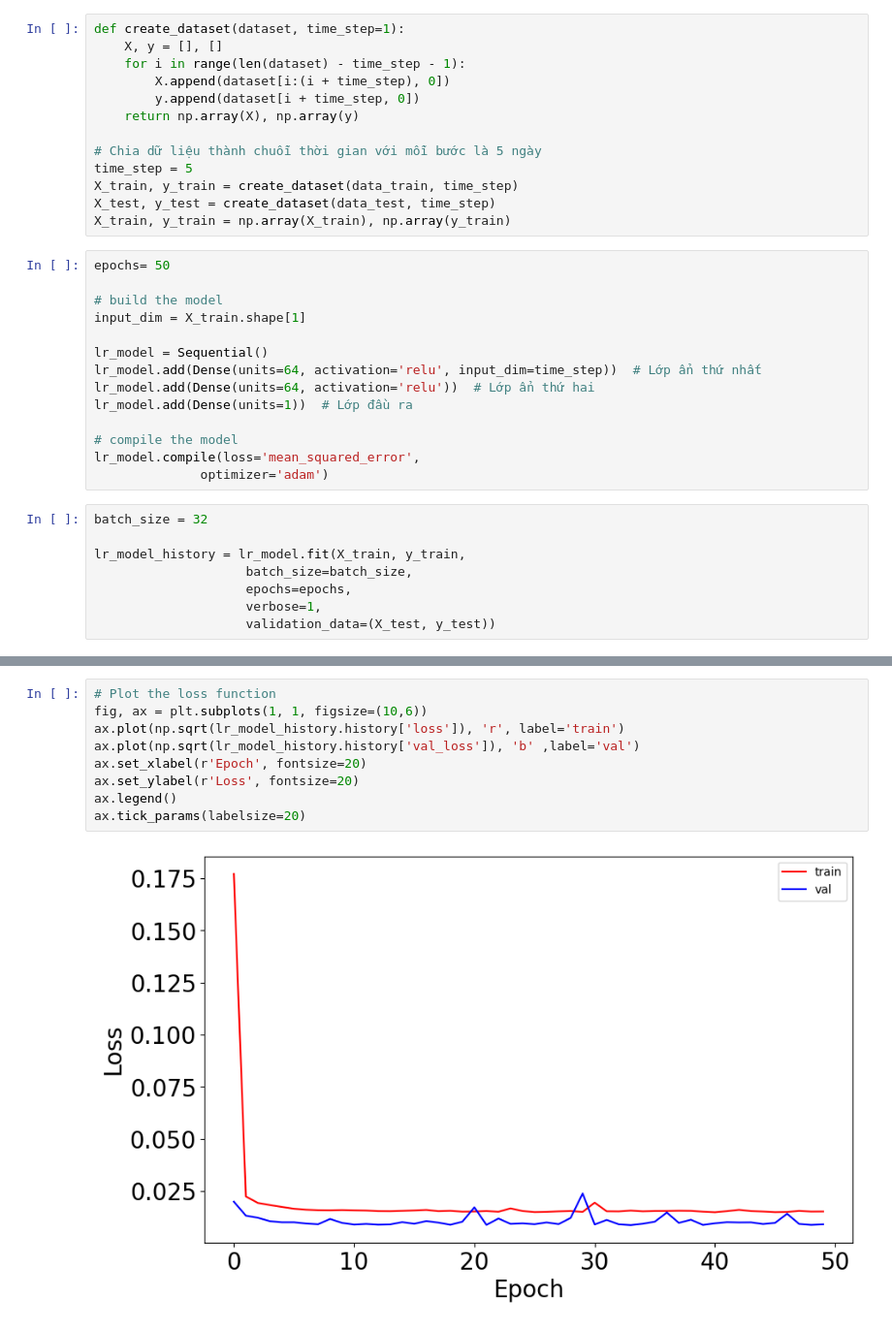
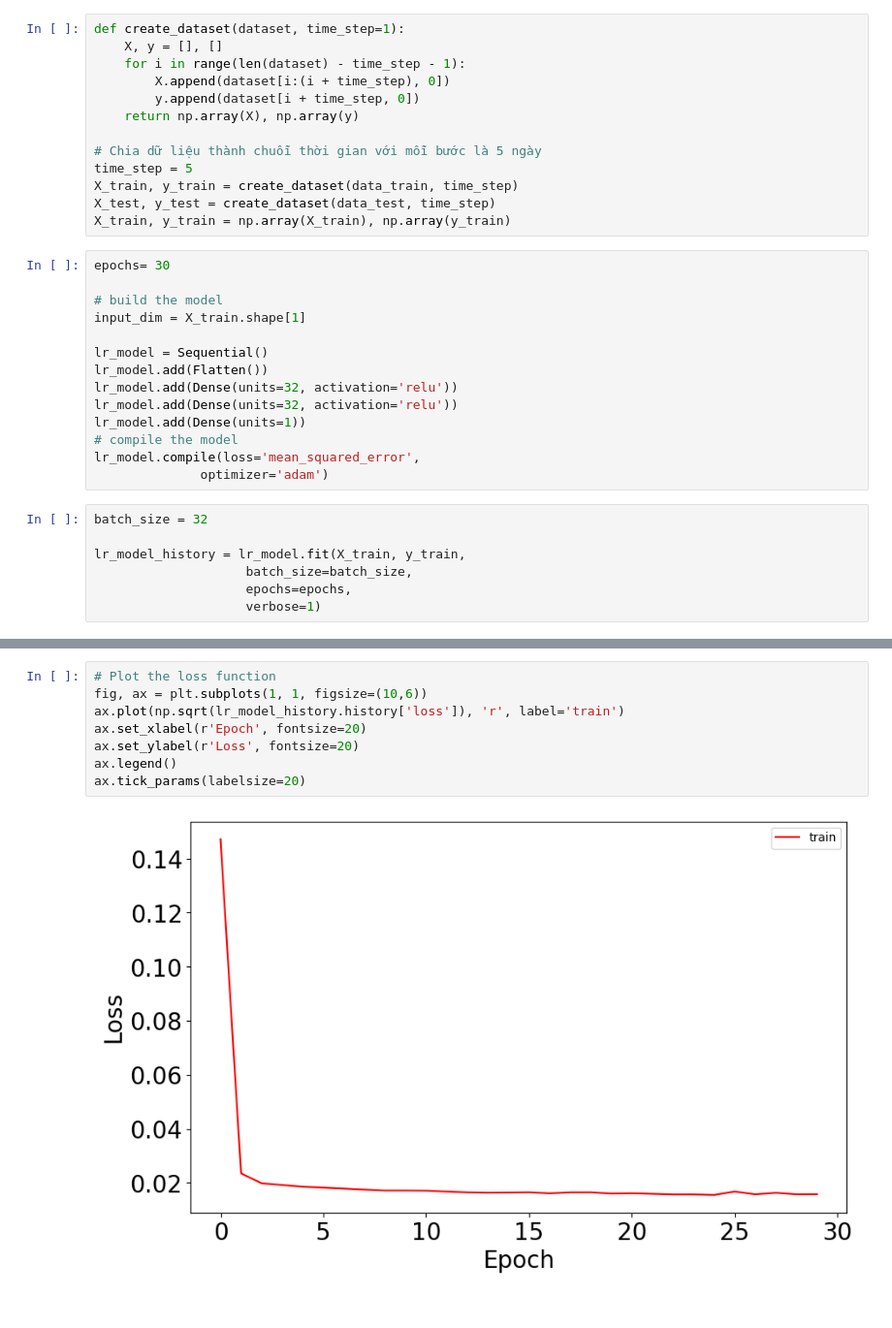
Before and after one commit to huimad13-nnh/timeseries_hybrid, a Jupyter notebook: KNN_RNN/ffnn_jpt.ipynb, the cells around one changed output, grey strips where cells are left out. Shown: that part at 97% size. Saved outputs shown, nothing was run; the diff lists cells and outputs as text.

```diff
--- a/KNN_RNN/ffnn_jpt.ipynb
+++ b/KNN_RNN/ffnn_jpt.ipynb
@@ -67,16 +68,16 @@ X_train, y_train = create_dataset(data_train, time_step)
 X_test, y_test = create_dataset(data_test, time_step)
 X_train, y_train = np.array(X_train), np.array(y_train)
 # %%
-epochs= 50
+epochs= 30
 
 # build the model
 input_dim = X_train.shape[1]
 
 lr_model = Sequential()
-lr_model.add(Dense(units=64, activation='relu', input_dim=time_step))  # Lớp ẩn thứ nhất
-lr_model.add(Dense(units=64, activation='relu'))  # Lớp ẩn thứ hai
-lr_model.add(Dense(units=1))  # Lớp đầu ra
-
+lr_model.add(Flatten())
+lr_model.add(Dense(units=32, activation='relu'))
+lr_model.add(Dense(units=32, activation='relu'))
+lr_model.add(Dense(units=1))
 # compile the model
 lr_model.compile(loss='mean_squared_error',
               optimizer='adam')
@@ -86,6 +87,5 @@ batch_size = 32
 lr_model_history = lr_model.fit(X_train, y_train,
                     batch_size=batch_size,
                     epochs=epochs,
-                    verbose=1,
-                    validation_data=(X_test, y_test))
+                    verbose=1)
 # %% [output]
@@ -109,11 +109,10 @@ Epoch 50/50
 # %%
 # Plot the loss function
 fig, ax = plt.subplots(1, 1, figsize=(10,6))
 ax.plot(np.sqrt(lr_model_history.history['loss']), 'r', label='train')
-ax.plot(np.sqrt(lr_model_history.history['val_loss']), 'b' ,label='val')
 ax.set_xlabel(r'Epoch', fontsize=20)
 ax.set_ylabel(r'Loss', fontsize=20)
 ax.legend()
 ax.tick_params(labelsize=20)
 # %% [output]
-[figure, old version]
+[figure, new version]
```
Also changed, not shown: parts of 7 cells of this notebook, 1 other file.
